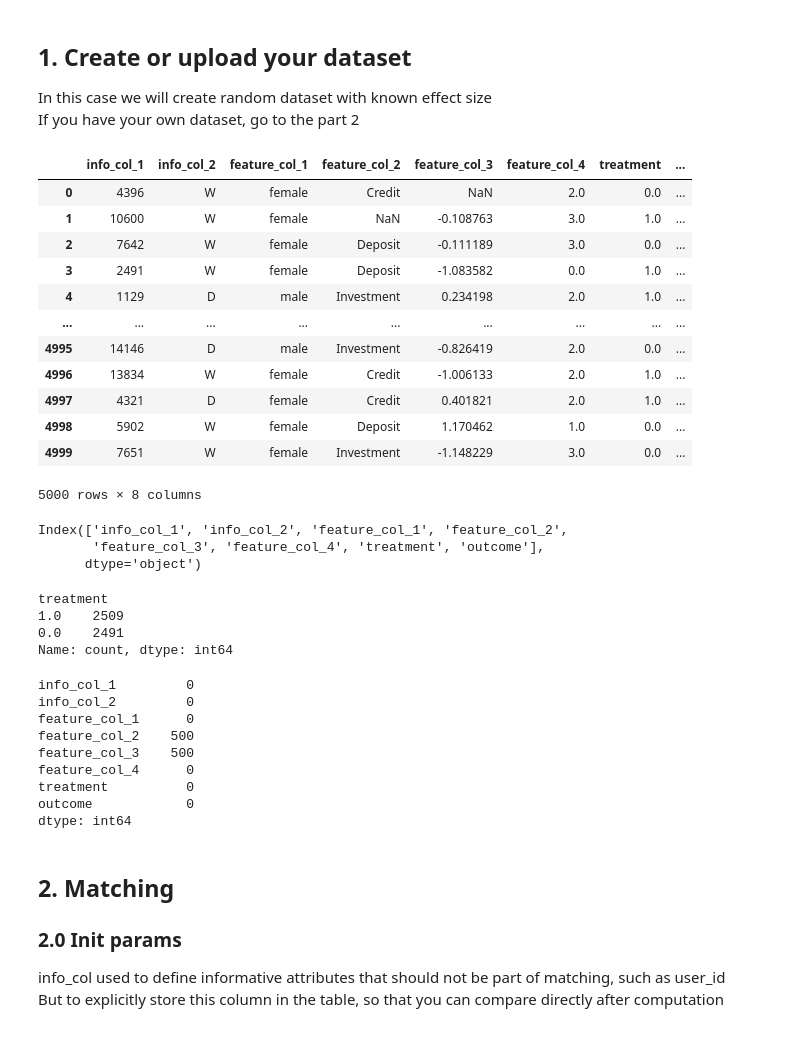
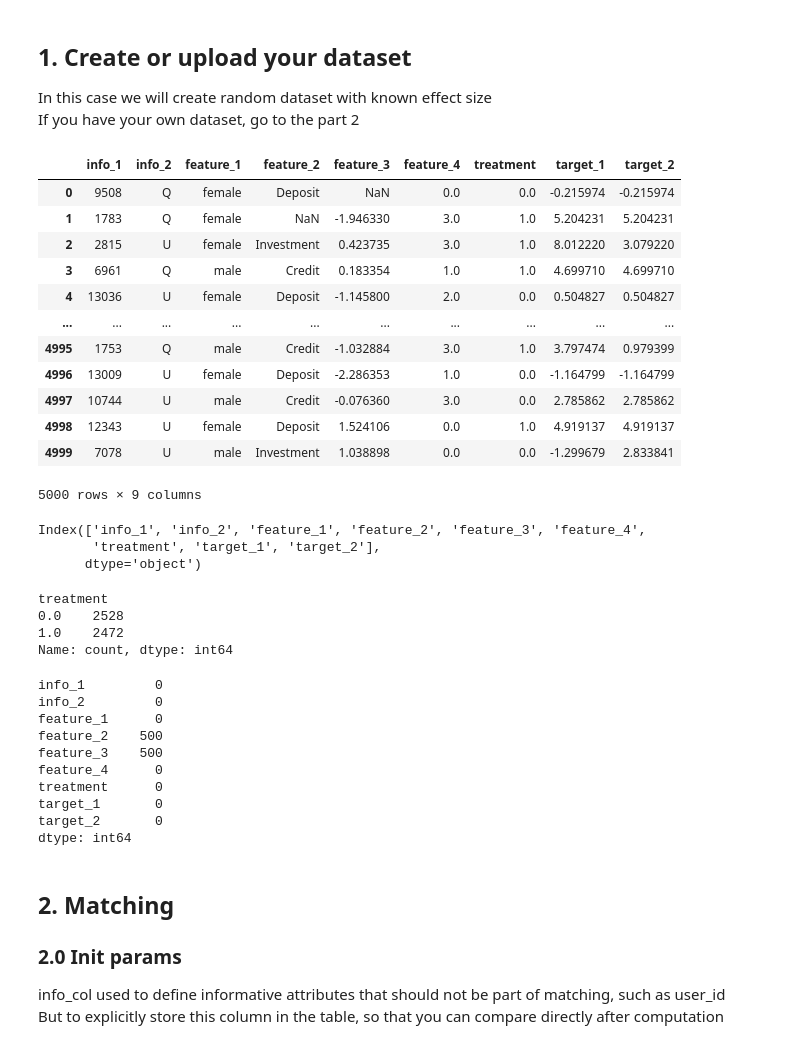
Before and after one commit to sb-ai-lab/HypEx, a Jupyter notebook: examples/tutorials/Tutorial_1_Matching.ipynb, the cells around one changed output. Cells and saved outputs as stored; diff of their text form; code cells hidden in the pictures.

Commit message:
renamed Dataset to DataGenerator

```diff
--- a/examples/tutorials/Tutorial_1_Matching.ipynb
+++ b/examples/tutorials/Tutorial_1_Matching.ipynb
@@ -13,47 +13,49 @@ warnings.simplefilter(action='ignore', category=FutureWarning)
 In this case we will create random dataset with known effect size
 If you have your own dataset, go to the part 2
 # %%
-data = Dataset(na_columns=['feature_col_3', 'feature_col_2'],
-               num_main_causes_cols=2)
+data = DataGenerator(na_columns=['feature_3', 'feature_2'],
+                     num_features=2,
+                     num_targets=2)
 data.df
 # %% [output]
-|  | info_col_1 | info_col_2 | feature_col_1 | feature_col_2 | feature_col_3 | feature_col_4 | treatment | ... |
-| 0 | 4396 | W | female | Credit | NaN | 2.0 | 0.0 | ... |
-| 1 | 10600 | W | female | NaN | -0.108763 | 3.0 | 1.0 | ... |
-| 2 | 7642 | W | female | Deposit | -0.111189 | 3.0 | 0.0 | ... |
-| 3 | 2491 | W | female | Deposit | -1.083582 | 0.0 | 1.0 | ... |
-| 4 | 1129 | D | male | Investment | 0.234198 | 2.0 | 1.0 | ... |
-| ... | ... | ... | ... | ... | ... | ... | ... | ... |
-| 4995 | 14146 | D | male | Investment | -0.826419 | 2.0 | 0.0 | ... |
-| 4996 | 13834 | W | female | Credit | -1.006133 | 2.0 | 1.0 | ... |
-| 4997 | 4321 | D | female | Credit | 0.401821 | 2.0 | 1.0 | ... |
-| 4998 | 5902 | W | female | Deposit | 1.170462 | 1.0 | 0.0 | ... |
-| 4999 | 7651 | W | female | Investment | -1.148229 | 3.0 | 0.0 | ... |
+|  | info_1 | info_2 | feature_1 | feature_2 | feature_3 | feature_4 | treatment | target_1 | target_2 |
+| 0 | 9508 | Q | female | Deposit | NaN | 0.0 | 0.0 | -0.215974 | -0.215974 |
+| 1 | 1783 | Q | female | NaN | -1.946330 | 3.0 | 1.0 | 5.204231 | 5.204231 |
+| 2 | 2815 | U | female | Investment | 0.423735 | 3.0 | 1.0 | 8.012220 | 3.079220 |
+| 3 | 6961 | Q | male | Credit | 0.183354 | 1.0 | 1.0 | 4.699710 | 4.699710 |
+| 4 | 13036 | U | female | Deposit | -1.145800 | 2.0 | 0.0 | 0.504827 | 0.504827 |
+| ... | ... | ... | ... | ... | ... | ... | ... | ... | ... |
+| 4995 | 1753 | Q | male | Credit | -1.032884 | 3.0 | 1.0 | 3.797474 | 0.979399 |
+| 4996 | 13009 | U | female | Deposit | -2.286353 | 1.0 | 0.0 | -1.164799 | -1.164799 |
+| 4997 | 10744 | U | male | Credit | -0.076360 | 3.0 | 0.0 | 2.785862 | 2.785862 |
+| 4998 | 12343 | U | female | Deposit | 1.524106 | 0.0 | 1.0 | 4.919137 | 4.919137 |
+| 4999 | 7078 | U | male | Investment | 1.038898 | 0.0 | 0.0 | -1.299679 | 2.833841 |
-5000 rows × 8 columns
+5000 rows × 9 columns
 # %%
 data.df.columns
 # %% [output]
-Index(['info_col_1', 'info_col_2', 'feature_col_1', 'feature_col_2',
-       'feature_col_3', 'feature_col_4', 'treatment', 'outcome'],
+Index(['info_1', 'info_2', 'feature_1', 'feature_2', 'feature_3', 'feature_4',
+       'treatment', 'target_1', 'target_2'],
       dtype='object')
 # %%
 data.df.treatment.value_counts()
 # %% [output]
 treatment
-1.0    2509
-0.0    2491
+0.0    2528
+1.0    2472
 Name: count, dtype: int64
 # %%
 data.df.isna().sum()
 # %% [output]
-info_col_1         0
-info_col_2         0
-feature_col_1      0
-feature_col_2    500
-feature_col_3    500
-feature_col_4      0
-treatment          0
-outcome            0
+info_1         0
+info_2         0
+feature_1      0
+feature_2    500
+feature_3    500
+feature_4      0
+treatment      0
+target_1       0
+target_2       0
 dtype: int64
 # %% [markdown]
 ## 2. Matching
```
Also changed, not shown: parts of 19 cells of this notebook, 5 other files.
